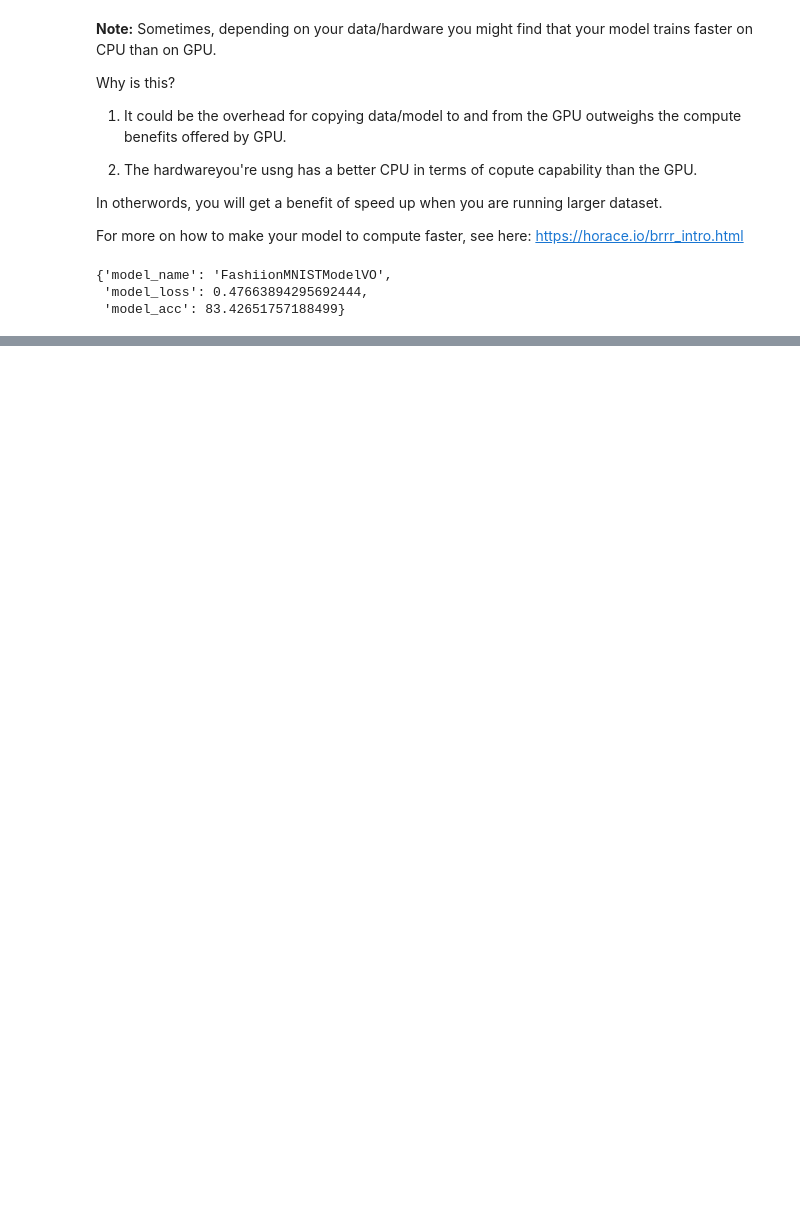
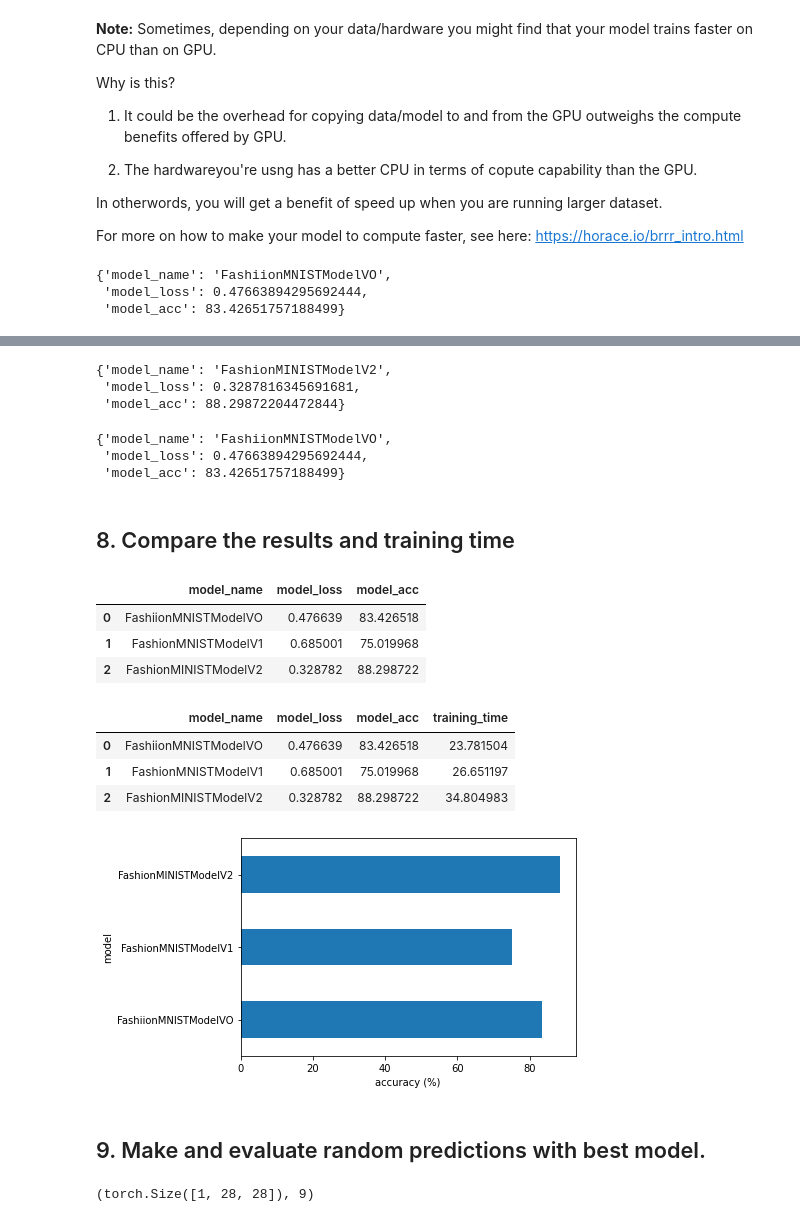
Before and after one commit to tincorpai/Deep_Learning_Pytorch, a Jupyter notebook: PyTorch_Computer_Vision.ipynb, the cells around one changed output, grey strips where cells are left out. Saved outputs shown, nothing was run; the diff lists cells and outputs as text; code cells hidden in the pictures; blank space fills up the shorter version.

```diff
--- a/PyTorch_Computer_Vision.ipynb
+++ b/PyTorch_Computer_Vision.ipynb
@@ -776,0 +1094,8 @@ total_train_time_model_0
+# %%
+# Setup loss function/eval metrics/optimizer
+from helper_functions import accuracy_fn
+
+
+loss_fn = nn.CrossEntropyLoss()   #use CrossEntropyLoss() function for multiple classification
+optimizer = torch.optim.SGD(params=model_2.parameters(),
+                            lr=0.1)
@@ -776,0 +1153,56 @@ total_train_time_model_0
+# %%
+# Get model_2 results
+model_2_results = eval_model(
+    model=model_2,
+    data_loader=test_dataloader,
+    loss_fn=loss_fn,
+    accuracy_fn=accuracy_fn,
+    device=device
+)
+
+model_2_results
+# %% [output]
+{'model_name': 'FashionMINISTModelV2',
+ 'model_loss': 0.3287816345691681,
+ 'model_acc': 88.29872204472844}
+# %%
+#Comparing our results to baseline results
+model_0_results
+# %% [output]
+{'model_name': 'FashiionMNISTModelVO',
+ 'model_loss': 0.47663894295692444,
+ 'model_acc': 83.42651757188499}
+# %% [markdown]
+## 8. Compare the results and training time
+# %%
+import pandas as pd
+compare_results = pd.DataFrame([model_0_results, # for neural network train of a CPU
+                                model_1_results,  #linear model train on a GPU
+                                model_2_results])  #conv2d model train on a GPU
+compare_results
+# %% [output]
+|  | model_name | model_loss | model_acc |
+| 0 | FashiionMNISTModelVO | 0.476639 | 83.426518 |
+| 1 | FashionMNISTModelV1 | 0.685001 | 75.019968 |
+| 2 | FashionMINISTModelV2 | 0.328782 | 88.298722 |
+# %%
+# Add training time to results comparison
+compare_results["training_time"] = [total_train_time_model_0,
+                                    total_train_time_model_1,
+                                    total_train_time_model_2]
+
+compare_results
+# %% [output]
+|  | model_name | model_loss | model_acc | training_time |
+| 0 | FashiionMNISTModelVO | 0.476639 | 83.426518 | 23.781504 |
+| 1 | FashionMNISTModelV1 | 0.685001 | 75.019968 | 26.651197 |
+| 2 | FashionMINISTModelV2 | 0.328782 | 88.298722 | 34.804983 |
+# %%
+#Visualize our model results
+compare_results.set_index("model_name")["model_acc"].plot(kind="barh")
+plt.xlabel("accuracy (%)")
+plt.ylabel("model");
+# %% [output]
+[figure, added]
+# %% [markdown]
+## 9. Make and evaluate random predictions with best model.
@@ -776,0 +1233,5 @@ total_train_time_model_0
+# %%
+img, label = test_data[0][:10]   #we will get the image tensor and the associated label.
+img.shape, label
+# %% [output]
+(torch.Size([1, 28, 28]), 9)
```
Also changed, not shown: parts of 37 cells of this notebook.
